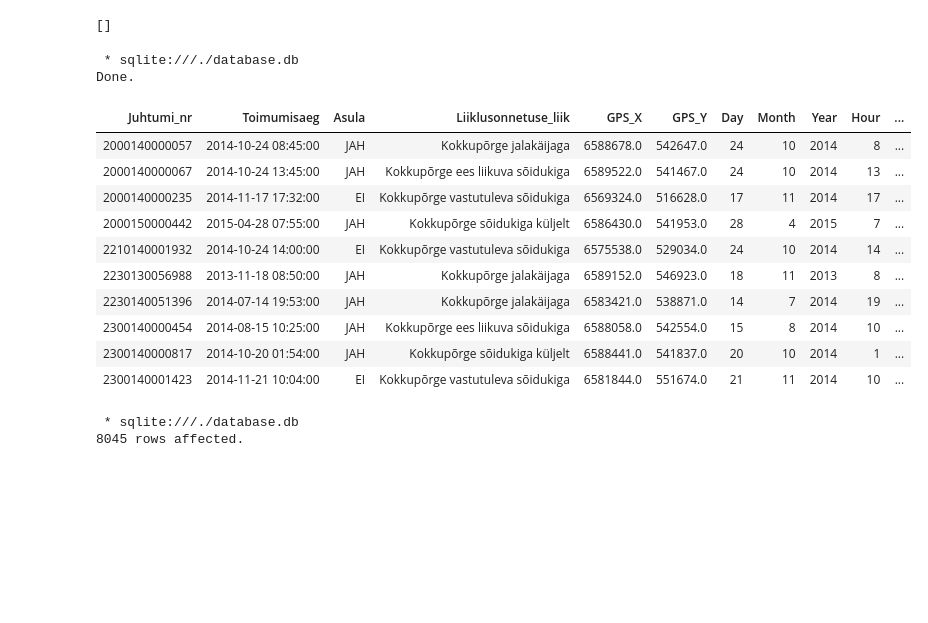
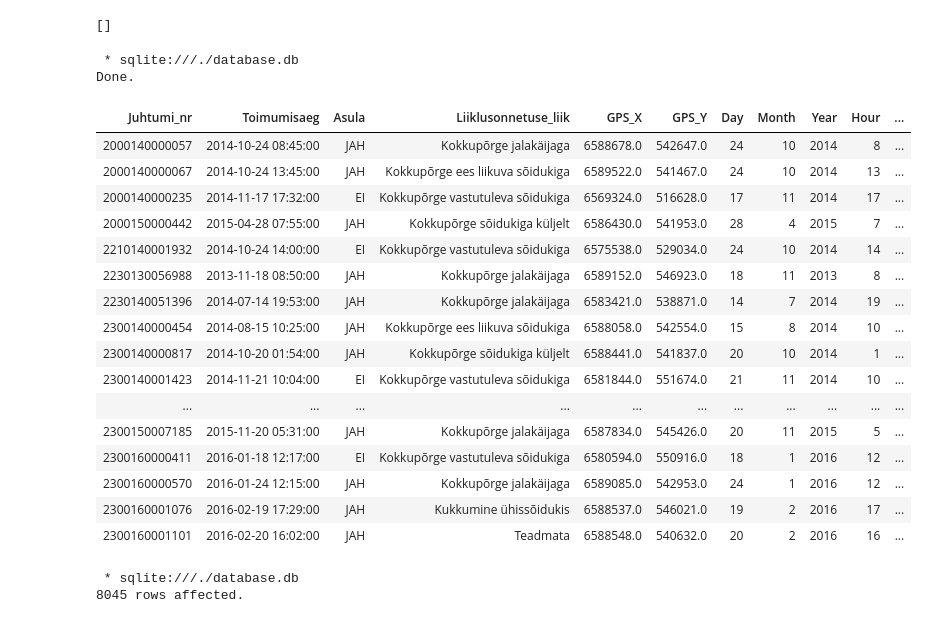
Before and after one commit to andreoja/andmetehnika_projekt, a Jupyter notebook: closest_traffic_feature.ipynb, the cells around one changed output. Cells and saved outputs as stored; diff of their text form; code cells hidden in the pictures; blank space fills up the shorter version.

```diff
--- a/closest_traffic_feature.ipynb
+++ b/closest_traffic_feature.ipynb
@@ -134,21 +170,27 @@ UPDATE liiklusonnetus
 []
 # %%
 %%sql
-SELECT * FROM liiklusonnetus LIMIT 10;
+SELECT * FROM liiklusonnetus LIMIT 30;
 # %% [output]
  * sqlite:///./database.db
 Done.
 | Juhtumi_nr | Toimumisaeg | Asula | Liiklusonnetuse_liik | GPS_X | GPS_Y | Day | Month | Year | Hour | ... |
 | 2000140000057 | 2014-10-24 08:45:00 | JAH | Kokkupõrge jalakäijaga | 6588678.0 | 542647.0 | 24 | 10 | 2014 | 8 | ... |
 | 2000140000067 | 2014-10-24 13:45:00 | JAH | Kokkupõrge ees liikuva sõidukiga | 6589522.0 | 541467.0 | 24 | 10 | 2014 | 13 | ... |
 | 2000140000235 | 2014-11-17 17:32:00 | EI | Kokkupõrge vastutuleva sõidukiga | 6569324.0 | 516628.0 | 17 | 11 | 2014 | 17 | ... |
 | 2000150000442 | 2015-04-28 07:55:00 | JAH | Kokkupõrge sõidukiga küljelt | 6586430.0 | 541953.0 | 28 | 4 | 2015 | 7 | ... |
 | 2210140001932 | 2014-10-24 14:00:00 | EI | Kokkupõrge vastutuleva sõidukiga | 6575538.0 | 529034.0 | 24 | 10 | 2014 | 14 | ... |
 | 2230130056988 | 2013-11-18 08:50:00 | JAH | Kokkupõrge jalakäijaga | 6589152.0 | 546923.0 | 18 | 11 | 2013 | 8 | ... |
 | 2230140051396 | 2014-07-14 19:53:00 | JAH | Kokkupõrge jalakäijaga | 6583421.0 | 538871.0 | 14 | 7 | 2014 | 19 | ... |
 | 2300140000454 | 2014-08-15 10:25:00 | JAH | Kokkupõrge ees liikuva sõidukiga | 6588058.0 | 542554.0 | 15 | 8 | 2014 | 10 | ... |
 | 2300140000817 | 2014-10-20 01:54:00 | JAH | Kokkupõrge sõidukiga küljelt | 6588441.0 | 541837.0 | 20 | 10 | 2014 | 1 | ... |
 | 2300140001423 | 2014-11-21 10:04:00 | EI | Kokkupõrge vastutuleva sõidukiga | 6581844.0 | 551674.0 | 21 | 11 | 2014 | 10 | ... |
+| ... | ... | ... | ... | ... | ... | ... | ... | ... | ... | ... |
+| 2300150007185 | 2015-11-20 05:31:00 | JAH | Kokkupõrge jalakäijaga | 6587834.0 | 545426.0 | 20 | 11 | 2015 | 5 | ... |
+| 2300160000411 | 2016-01-18 12:17:00 | EI | Kokkupõrge vastutuleva sõidukiga | 6580594.0 | 550916.0 | 18 | 1 | 2016 | 12 | ... |
+| 2300160000570 | 2016-01-24 12:15:00 | JAH | Kokkupõrge jalakäijaga | 6589085.0 | 542953.0 | 24 | 1 | 2016 | 12 | ... |
+| 2300160001076 | 2016-02-19 17:29:00 | JAH | Kukkumine ühissõidukis | 6588537.0 | 546021.0 | 19 | 2 | 2016 | 17 | ... |
+| 2300160001101 | 2016-02-20 16:02:00 | JAH | Teadmata | 6588548.0 | 540632.0 | 20 | 2 | 2016 | 16 | ... |
 # %%
 %%sql
 
```
Also changed, not shown: parts of 6 cells of this notebook, 1 other file.
